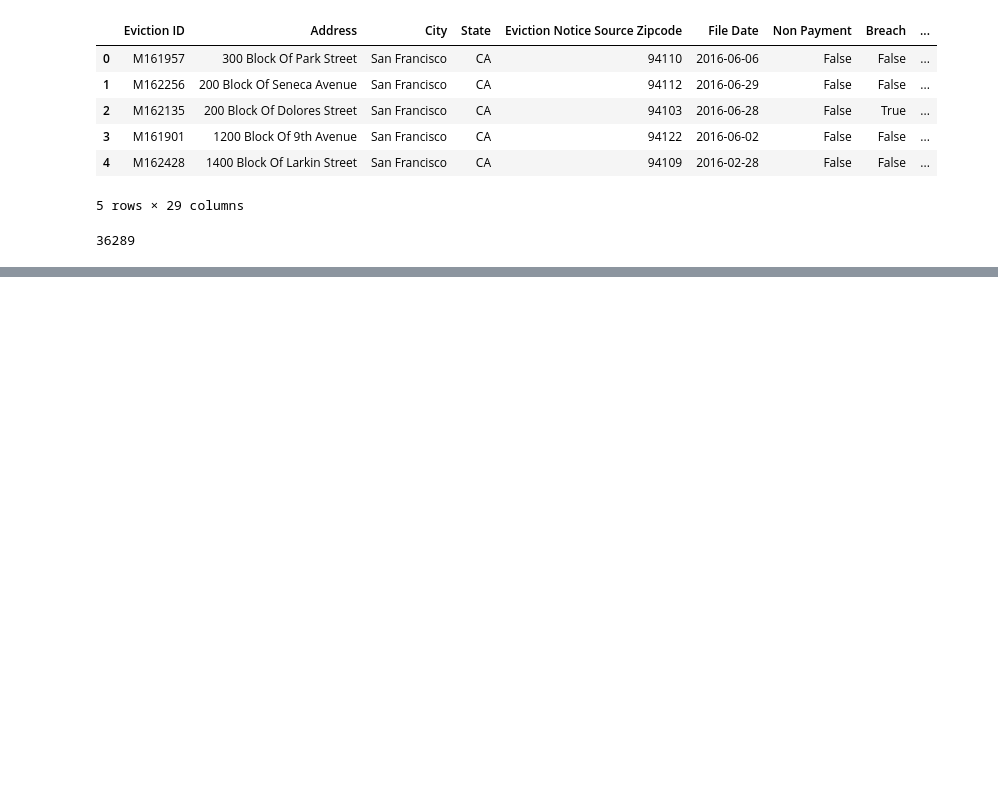
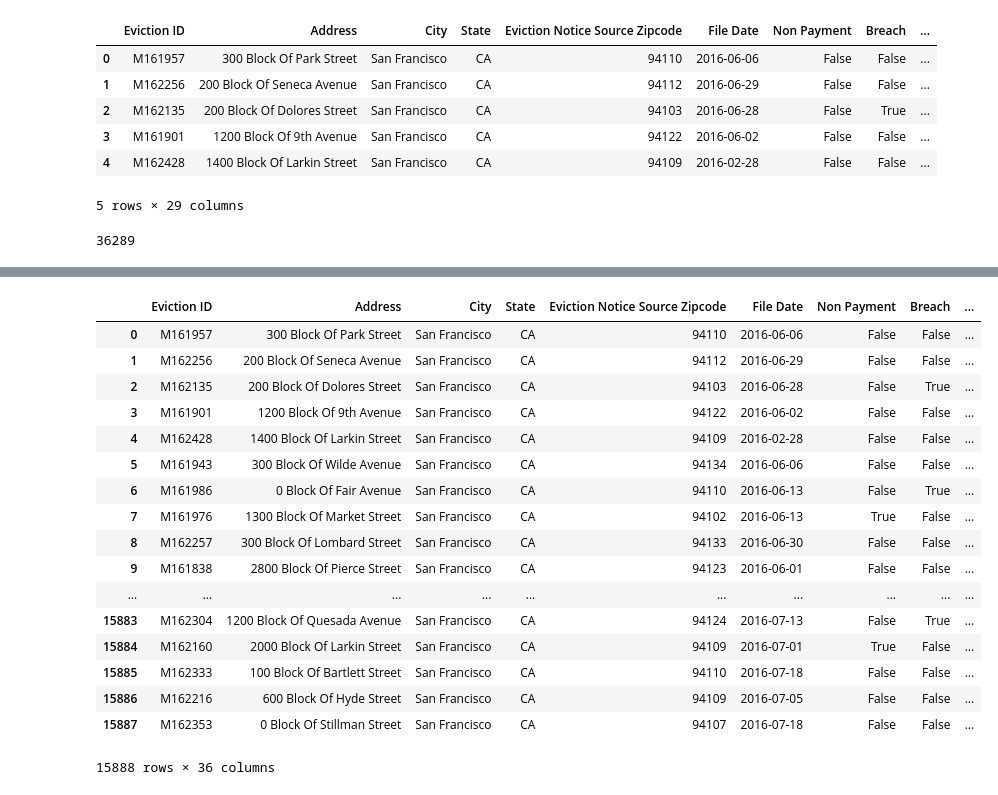
Before and after one commit to Jkremr/evictions-home-values, a Jupyter notebook: evictions-home-values.ipynb, the cells around one changed output, grey strips where cells are left out. Drawn from its saved outputs; the diff is of its cells as text; code cells hidden in the pictures; blank space fills up the shorter version.

```diff
--- a/evictions-home-values.ipynb
+++ b/evictions-home-values.ipynb
@@ -100,0 +138,22 @@ dtype: object
+# %%
+pricingdf = df.merge(df.apply(addPricingData, axis=1), left_on='Eviction ID', right_on='Eviction_id')
+pricingdf
+# %% [output]
+|  | Eviction ID | Address | City | State | Eviction Notice Source Zipcode | File Date | Non Payment | Breach | ... |
+| 0 | M161957 | 300 Block Of Park Street | San Francisco | CA | 94110 | 2016-06-06 | False | False | ... |
+| 1 | M162256 | 200 Block Of Seneca Avenue | San Francisco | CA | 94112 | 2016-06-29 | False | False | ... |
+| 2 | M162135 | 200 Block Of Dolores Street | San Francisco | CA | 94103 | 2016-06-28 | False | True | ... |
+| 3 | M161901 | 1200 Block Of 9th Avenue | San Francisco | CA | 94122 | 2016-06-02 | False | False | ... |
+| 4 | M162428 | 1400 Block Of Larkin Street | San Francisco | CA | 94109 | 2016-02-28 | False | False | ... |
+| 5 | M161943 | 300 Block Of Wilde Avenue | San Francisco | CA | 94134 | 2016-06-06 | False | False | ... |
+| 6 | M161986 | 0 Block Of Fair Avenue | San Francisco | CA | 94110 | 2016-06-13 | False | True | ... |
+| 7 | M161976 | 1300 Block Of Market Street | San Francisco | CA | 94102 | 2016-06-13 | True | False | ... |
+| 8 | M162257 | 300 Block Of Lombard Street | San Francisco | CA | 94133 | 2016-06-30 | False | False | ... |
+| 9 | M161838 | 2800 Block Of Pierce Street | San Francisco | CA | 94123 | 2016-06-01 | False | False | ... |
+| ... | ... | ... | ... | ... | ... | ... | ... | ... | ... |
+| 15883 | M162304 | 1200 Block Of Quesada Avenue | San Francisco | CA | 94124 | 2016-07-13 | False | True | ... |
+| 15884 | M162160 | 2000 Block Of Larkin Street | San Francisco | CA | 94109 | 2016-07-01 | True | False | ... |
+| 15885 | M162333 | 100 Block Of Bartlett Street | San Francisco | CA | 94110 | 2016-07-18 | False | False | ... |
+| 15886 | M162216 | 600 Block Of Hyde Street | San Francisco | CA | 94109 | 2016-07-05 | False | False | ... |
+| 15887 | M162353 | 0 Block Of Stillman Street | San Francisco | CA | 94107 | 2016-07-18 | False | False | ... |
+15888 rows × 36 columns
```
Also changed, not shown: parts of 13 cells of this notebook.
